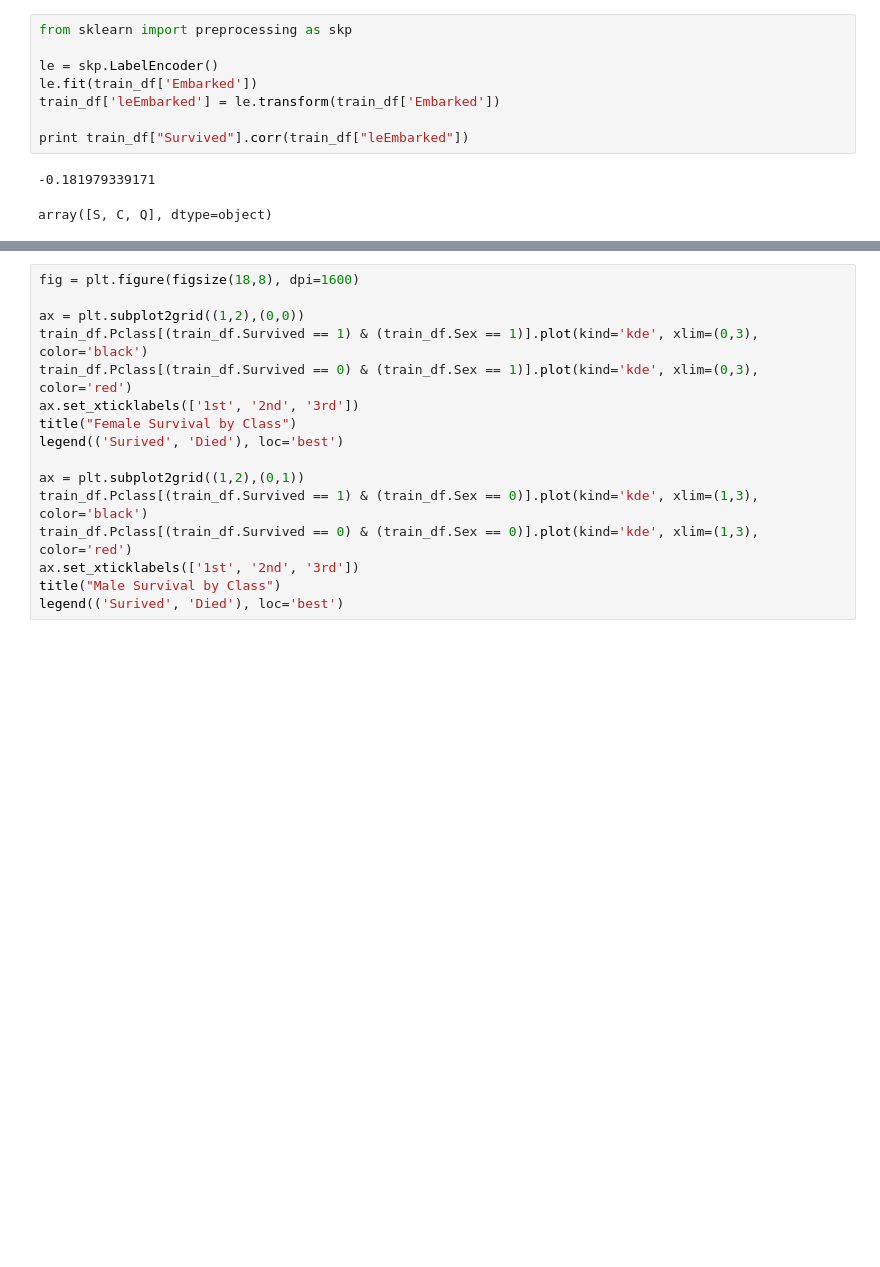
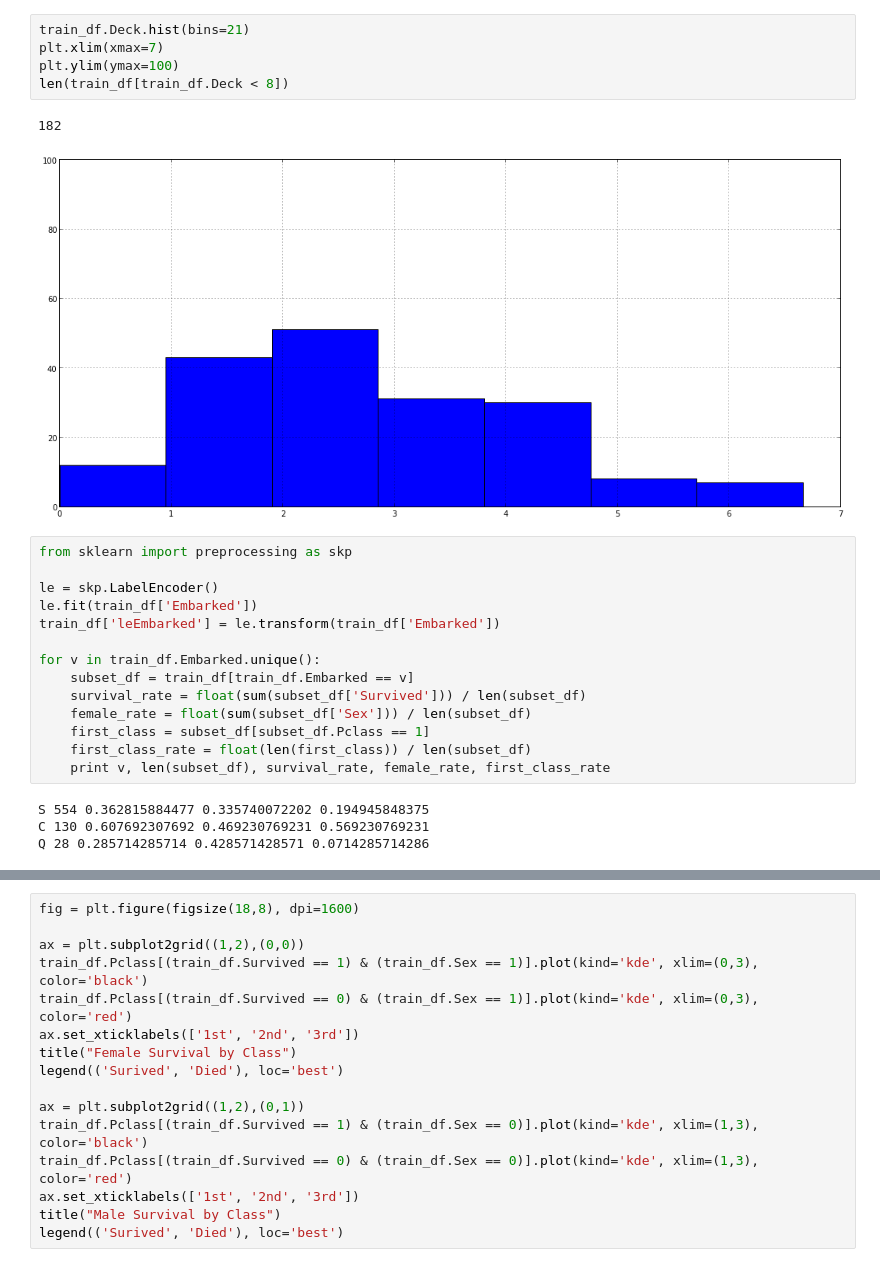
Before and after one commit to mneedham/kaggle-titanic, a Jupyter notebook: Titanic SkiKit.ipynb, the cells around one changed output, grey strips where cells are left out. Drawn from its saved outputs; the diff is of its cells as text; blank space fills up the shorter version.

```diff
--- a/Titanic SkiKit.ipynb
+++ b/Titanic SkiKit.ipynb
@@ -63,3 +63,11 @@ legend(('Surived', 'Died'), loc='best')
+# %%
+train_df.Deck.hist(bins=21)
+plt.xlim(xmax=7)
+plt.ylim(ymax=100)
+len(train_df[train_df.Deck < 8])
+# %% [output]
+182
+[figure, added]
 # %%
 from sklearn import preprocessing as skp
 
@@ -67,7 +75,14 @@ le = skp.LabelEncoder()
 le.fit(train_df['Embarked'])
 train_df['leEmbarked'] = le.transform(train_df['Embarked'])
 
-print train_df["Survived"].corr(train_df["leEmbarked"])
+for v in train_df.Embarked.unique():
+    subset_df = train_df[train_df.Embarked == v]
+    survival_rate = float(sum(subset_df['Survived'])) / len(subset_df)
+    female_rate = float(sum(subset_df['Sex'])) / len(subset_df)
+    first_class = subset_df[subset_df.Pclass == 1]
+    first_class_rate = float(len(first_class)) / len(subset_df)
+    print v, len(subset_df), survival_rate, female_rate, first_class_rate
 # %% [output]
--0.181979339171
+S 554 0.362815884477 0.335740072202 0.194945848375
+C 130 0.607692307692 0.469230769231 0.569230769231
+Q 28 0.285714285714 0.428571428571 0.0714285714286
-array([S, C, Q], dtype=object)
```
Also changed, not shown: parts of 2 cells of this notebook.
